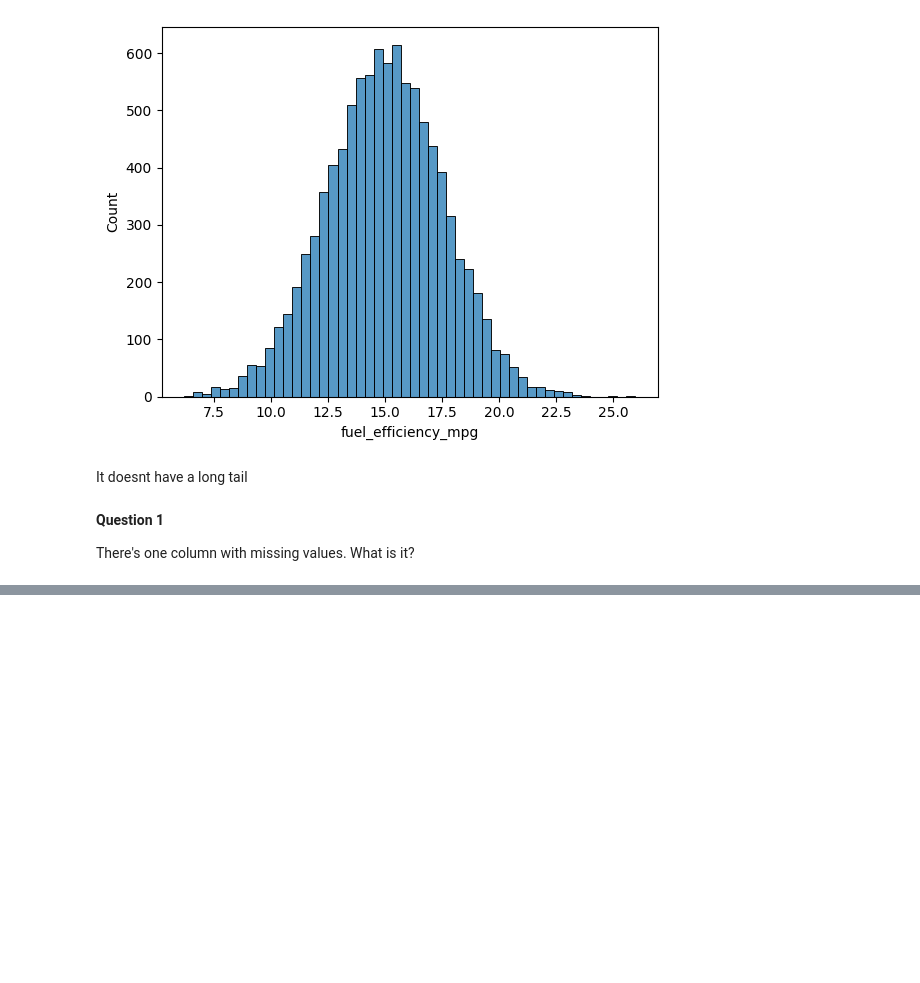
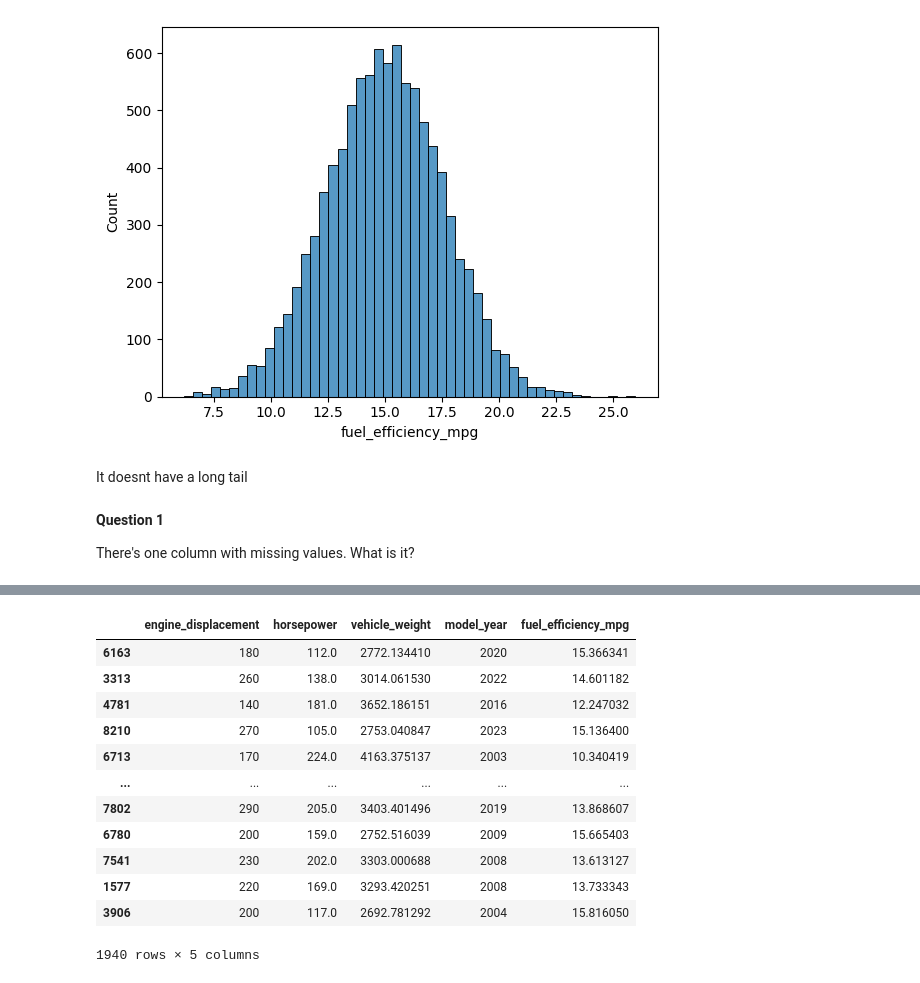
Before and after one commit to dangoled/ML_ZoomCamp_2025, a Jupyter notebook: homeworks/02 Regression/02 Regression_HW.ipynb, the cells around one changed output, grey strips where cells are left out. Cells and saved outputs as stored; diff of their text form; code cells hidden in the pictures; blank space fills up the shorter version.

```diff
--- a/homeworks/02 Regression/02 Regression_HW.ipynb
+++ b/homeworks/02 Regression/02 Regression_HW.ipynb
@@ -83,0 +167,16 @@ There's one column with missing values. What is it?
+# %%
+df_val
+# %% [output]
+|  | engine_displacement | horsepower | vehicle_weight | model_year | fuel_efficiency_mpg |
+| 6163 | 180 | 112.0 | 2772.134410 | 2020 | 15.366341 |
+| 3313 | 260 | 138.0 | 3014.061530 | 2022 | 14.601182 |
+| 4781 | 140 | 181.0 | 3652.186151 | 2016 | 12.247032 |
+| 8210 | 270 | 105.0 | 2753.040847 | 2023 | 15.136400 |
+| 6713 | 170 | 224.0 | 4163.375137 | 2003 | 10.340419 |
+| ... | ... | ... | ... | ... | ... |
+| 7802 | 290 | 205.0 | 3403.401496 | 2019 | 13.868607 |
+| 6780 | 200 | 159.0 | 2752.516039 | 2009 | 15.665403 |
+| 7541 | 230 | 202.0 | 3303.000688 | 2008 | 13.613127 |
+| 1577 | 220 | 169.0 | 3293.420251 | 2008 | 13.733343 |
+| 3906 | 200 | 117.0 | 2692.781292 | 2004 | 15.816050 |
+1940 rows × 5 columns
```
Also changed, not shown: parts of 15 cells of this notebook.
